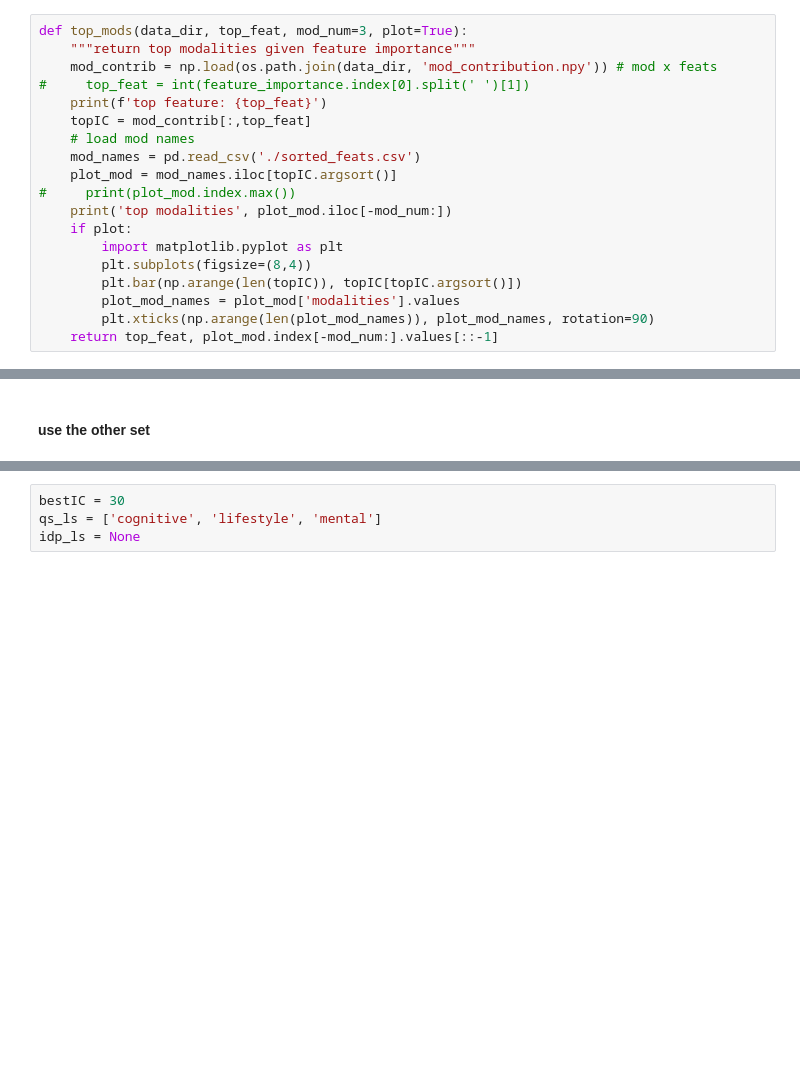
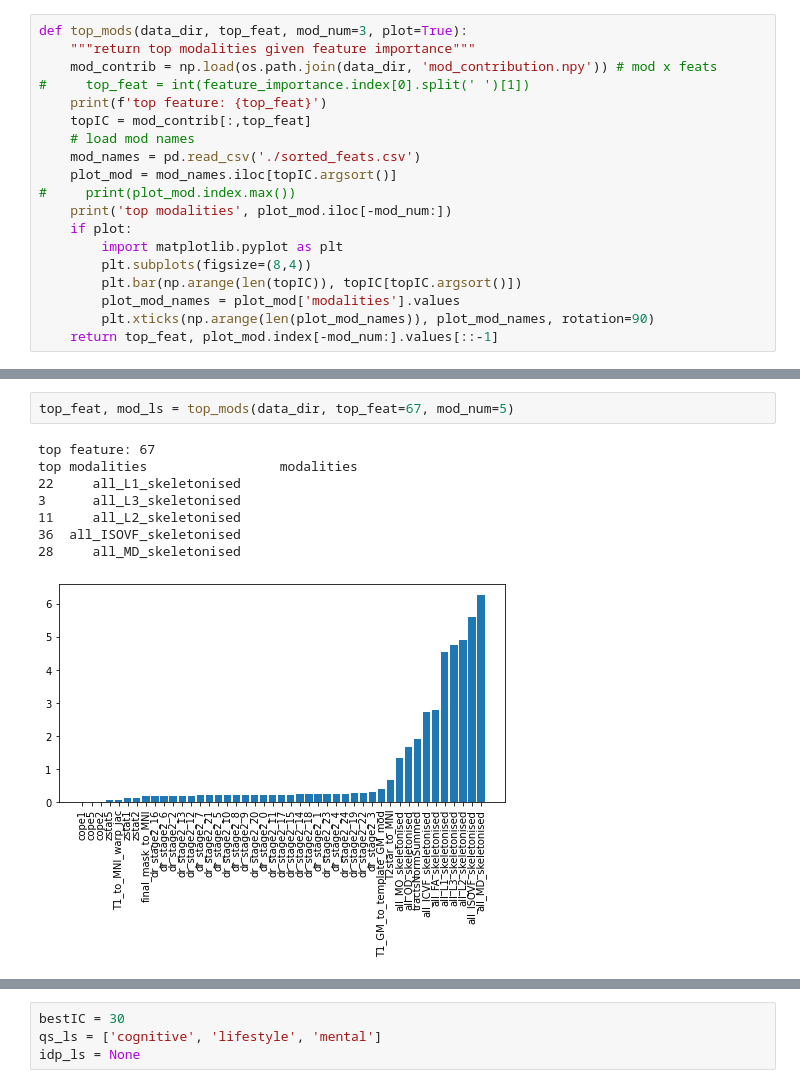
Before and after one commit to syzhang/bfl_extract, a Jupyter notebook: dev_paincontrol.ipynb, the cells around one changed output, grey strips where cells are left out. Saved outputs shown, nothing was run; the diff lists cells and outputs as text; blank space fills up the shorter version.

```diff
--- a/dev_paincontrol.ipynb
+++ b/dev_paincontrol.ipynb
@@ -360,2 +230,11 @@ modality 9
-# %% [markdown]
-#### use the other set
+# %%
+top_feat, mod_ls = top_mods(data_dir, top_feat=67, mod_num=5)
+# %% [output]
+top feature: 67
+top modalities                 modalities
+22     all_L1_skeletonised
+3      all_L3_skeletonised
+11     all_L2_skeletonised
+36  all_ISOVF_skeletonised
+28     all_MD_skeletonised
+[figure, added]
```
Also changed, not shown: parts of 40 cells of this notebook, 38 other files.
